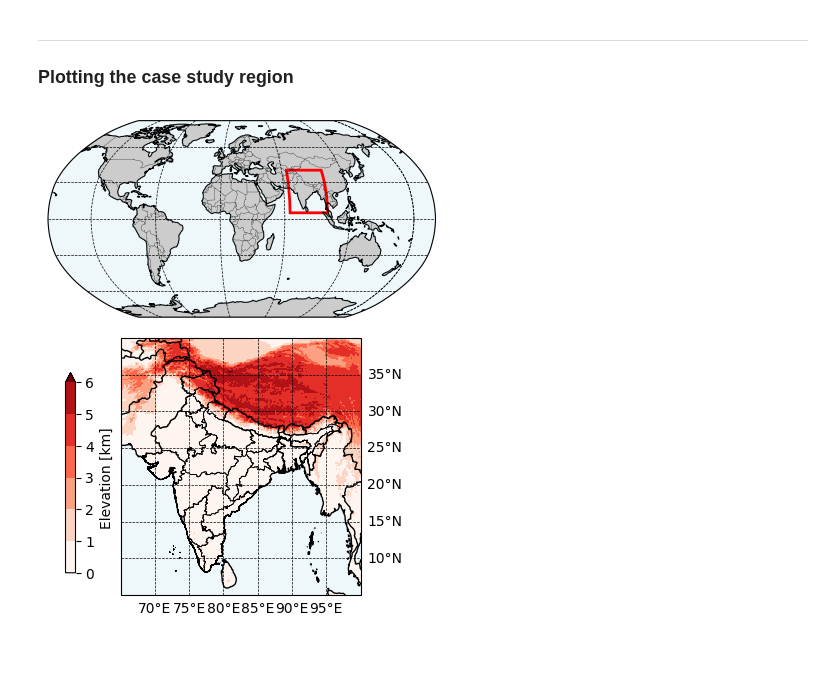
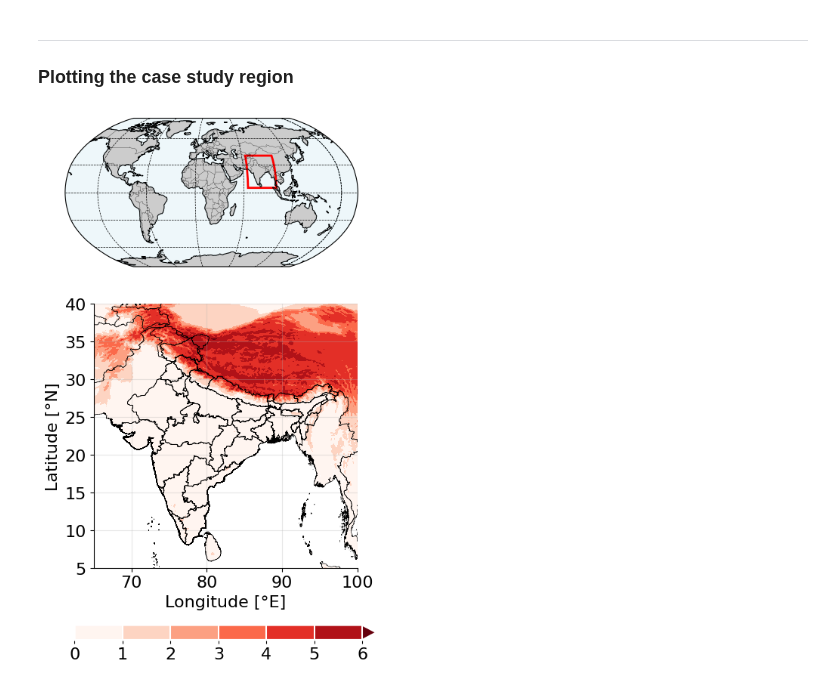
Before and after one commit to JGrassi97/XSeasonsDetect, a Jupyter notebook: notebooks/01_project_introduction.ipynb, the cells around one changed output. Saved outputs shown, nothing was run; the diff lists cells and outputs as text; code cells hidden in the pictures; blank space fills up the shorter version.

```diff
--- a/notebooks/01_project_introduction.ipynb
+++ b/notebooks/01_project_introduction.ipynb
@@ -93,55 +102,41 @@ regions = {
 def add_inset(extent, loc, orography, levels, ax_to_hide):
 
     # Cutting orography in the right extent
     orog = orography.sel(latitude = slice(extent[3], extent[2]), longitude = slice(extent[0], extent[1]))
 
     # Creating ax for sub map
-    sub_ax = fig.add_axes(loc, projection=ccrs.PlateCarree())
+    sub_ax = fig.add_axes(loc)
 
     # Plotting orography in submap
-    orog_plot = orog.plot(ax=sub_ax, add_colorbar=True, levels=levels, cmap='Reds', extend='max')
-    country_boundary.boundary.plot(ax = sub_ax, color='k', lw=0.5)
+    orog_plot = orog.plot(ax=sub_ax, add_colorbar=False, levels=levels, cmap='Reds', extend='max')
 
-    # Manipulating colorbar position
-    cbar_ax = orog_plot.colorbar.ax
-    pos = sub_ax.get_position()
-    cbar_ax.set_position([pos.x0 - 0.11, pos.y0-0.01, 0.02, pos.height])
-
-    # Setting gridlines in sub-map
-    sub_ax.coastlines(lw=1)
-    sub_ax.add_feature(cfeature.BORDERS, linestyle='-', lw=1)
-    sub_ax.add_feature(cfeature.OCEAN, color='lightblue', alpha=0.2)
 
     sub_ax.set_title('')
 
-    # Add latitude and longitude grid lines
-    gl = sub_ax.gridlines(draw_labels=True, linestyle='--', color='k', lw=0.5)
 
-    if 'top' in ax_to_hide:
-        gl.top_labels = False
-    if 'left' in ax_to_hide:
-        gl.left_labels = False
-    if 'bottom' in ax_to_hide:
-        gl.bottom_labels = False
-    if 'right' in ax_to_hide:
-        gl.right_labels = False
-
+    standard_format_single(orog_plot, country_boundary, world_boundary, True)
 
     # Aggiungi un box sulla mappa globale per indicare la regione zoomata
     rect = Rectangle((extent[0], extent[2]), extent[1] - extent[0], extent[3] - extent[2],
                      linewidth=2, edgecolor='red', facecolor='none', transform=ccrs.PlateCarree())
     ax.add_patch(rect)
 
     sub_ax.set_xlim(extent[0], extent[1])
     sub_ax.set_ylim(extent[2], extent[3])
 
+    sub_ax.set_xlabel('Longitude [°E]')
+    sub_ax.set_ylabel('Latitude [°N]')
+
+
+
+
 
 # Aggiungi le sotto-mappe per ciascuna regione
-add_inset(regions["India"], [0.27, -0.30, 0.6, 0.6], orography, [0,1,2,3,4,5,6], ['top','left'])
+add_inset(regions["India"], [0.15, -0.8, 0.8, 1], orography, [0,1,2,3,4,5,6], ['top','right'])
 # add_inset(regions["Italy"], [0.27, 0.70, 0.6, 0.6], orography, [0,1,2,3], ['bottom', 'left'])
 # add_inset(regions["Japan"], [1.07, 0.2, 0.6, 0.6], orography, [0,1,2,3], ['bottom', 'left'])
 
 
 plt.show()
 # %% [output]
-[figure, old version]
+[figure, new version]
```
Also changed, not shown: parts of 1 cell of this notebook, 5 other files.
